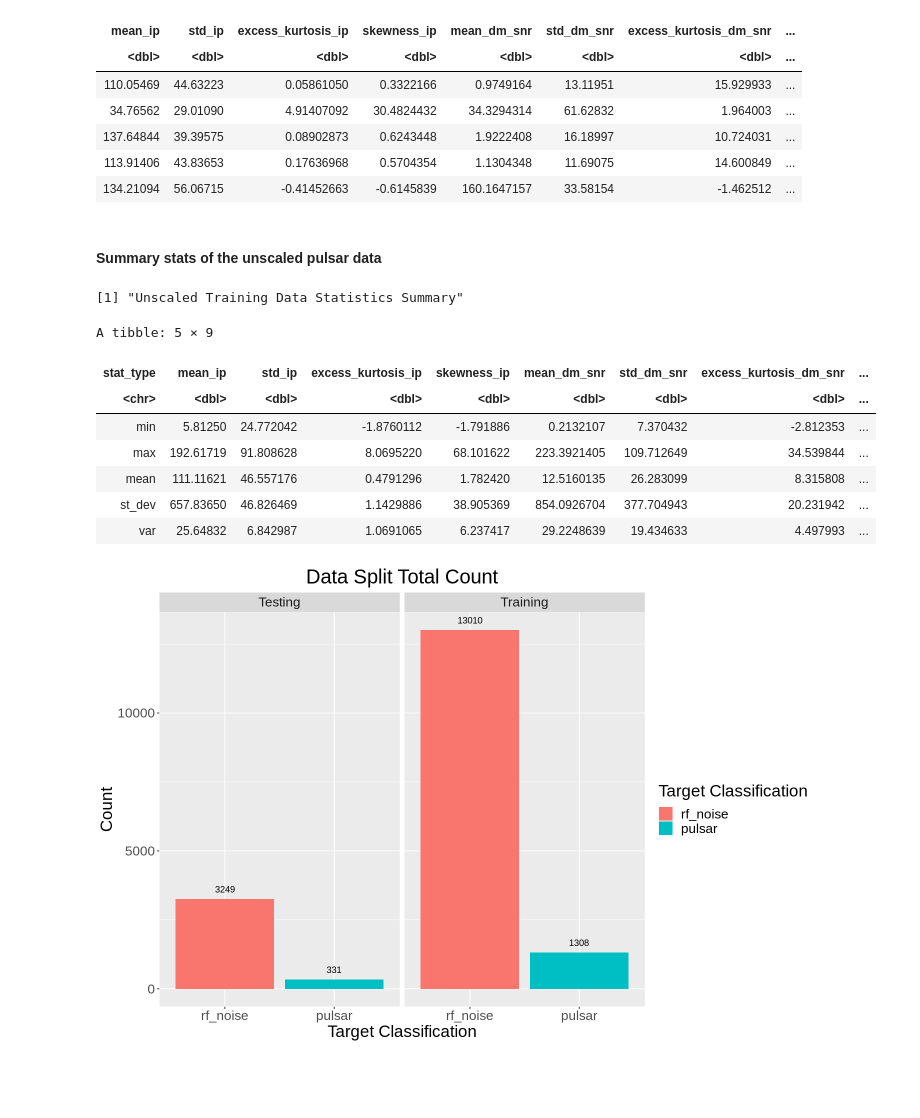
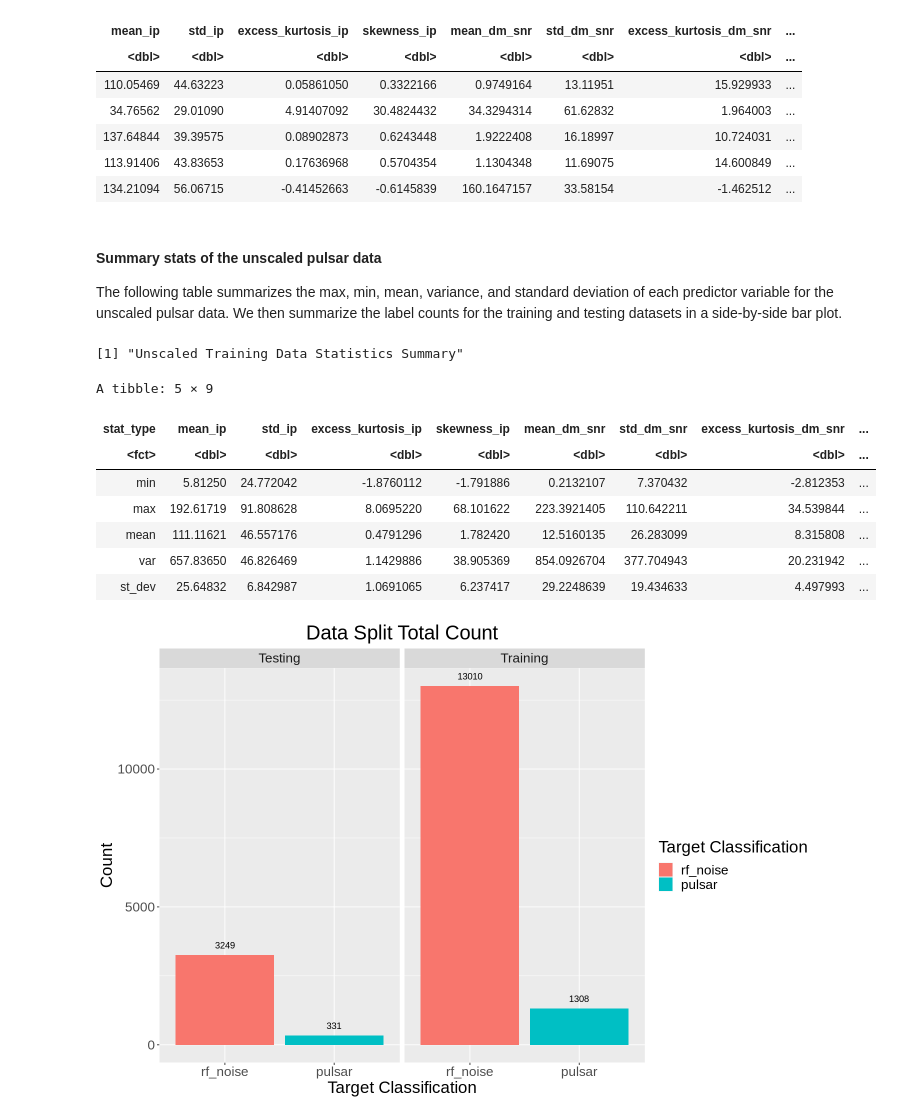
Before and after one commit to tccw/dsci100-group-project, a Jupyter notebook: group_proposal_pulsars.ipynb, the cells around one changed output. Drawn from its saved outputs; the diff is of its cells as text; code cells hidden in the pictures; blank space fills up the shorter version.

```diff
--- a/group_proposal_pulsars.ipynb
+++ b/group_proposal_pulsars.ipynb
@@ -39,7 +40,7 @@ GET(PULSAR_URL, write_disk(tf <- tempfile(fileext = ".zip")))
 
 # Unzip the tempfile and read the csv inside it, renaming the columns as below
 # then mutate the target class to a meaningful value for a human and convert to a factor
-pulsar_data <- read_csv(unz(tf, "HTRU_2.csv"), col_names = c("mean_ip",
+pulsar_data_raw <- read_csv(unz(tf, "HTRU_2.csv"), col_names = c("mean_ip",
                                                              "std_ip",
                                                              "excess_kurtosis_ip",
                                                              "skewness_ip",
@@ -55,6 +56,6 @@ pulsar_data <- read_csv(unz(tf, "HTRU_2.csv"), col_names = c("mean_ip",
 unlink(tf)
 
 # preview the data
-pulsar_data %>% head(5)
+pulsar_data_raw %>% head(5)
 # %% [output]
 Response [https://archive.ics.uci.edu/ml/machine-learning-databases/00372/HTRU2.zip]
@@ -90,12 +91,12 @@ Next, we split the data into a training (80% of the dataset) and a test (20% of
 #### Split the unscaled data into training (80%) and testing (20%) subsets
 # %%
 set.seed(1) # set the random seed so that sample_frac selects the same rows each run
-pulsar_training <- pulsar_data %>%
+pulsar_training <- pulsar_data_raw %>%
                     sample_frac(0.8) %>%
                     mutate(is_training = TRUE)
 
 # use dplyr's anti_join to maintain data exclusivity between the test and training subsets
-pulsar_testing <- anti_join(pulsar_data, pulsar_training) %>%  # anti-join by all
+pulsar_testing <- anti_join(pulsar_data_raw, pulsar_training) %>%  # anti-join by all
                     mutate(is_training = FALSE)
 
 pulsar_data_split_label <- full_join(pulsar_training, pulsar_testing)
@@ -112,56 +113,56 @@ A tibble: 5 × 10
 | 137.64844 | 39.39575 | 0.08902873 | 0.6243448 | 1.9222408 | 16.18997 | 10.724031 | ... |
 | 113.91406 | 43.83653 | 0.17636968 | 0.5704354 | 1.1304348 | 11.69075 | 14.600849 | ... |
 | 134.21094 | 56.06715 | -0.41452663 | -0.6145839 | 160.1647157 | 33.58154 | -1.462512 | ... |
-# %% [markdown]
-#### Summary stats of the unscaled pulsar data
+# %% [markdown]
+#### Summary stats of the unscaled pulsar data
+The following table summarizes the max, min, mean, variance, and standard deviation of each predictor variable for the unscaled pulsar data. We then summarize the label counts for the training and testing datasets in a side-by-side bar plot.
 # %%
-sample_fraction = 0.8
-
 min_df <- pulsar_data_split_label %>%
             filter(is_training) %>%
             select(-target_class, -is_training) %>%
-            map_df(c(min, max, mean))
+            map_df(min)
 max_df <- pulsar_data_split_label %>%
             filter(is_training) %>%
-            sample_frac(sample_fraction) %>%
             select(-target_class, -is_training) %>%
             map_df(max)
 mean_df <- pulsar_data_split_label %>%
             filter(is_training) %>%
             select(-target_class, -is_training) %>%
             map_df(mean)
 sd_df <- pulsar_data_split_label %>%
             filter(is_training) %>%
             select(-target_class, -is_training) %>%
             map_df(sd)
 var_df <- pulsar_data_split_label %>%
             filter(is_training) %>%
             select(-target_class, -is_training) %>%
             map_df(var)
 
 # get a vector of all the columns to join by
 join_cols = colnames(pulsar_data_split_label %>% select(-target_class, -is_training))
 
 # join the stats tables together
 stats_table <- full_join(min_df, max_df, by=join_cols) %>%
                 full_join(., mean_df, by=join_cols) %>%
                     full_join(., var_df, by=join_cols) %>%
                         full_join(., sd_df, by=join_cols) %>%
-                mutate(stat_type = c("min", "max", "mean", "st_dev", "var")) %>%
+                mutate(stat_type = c("min", "max", "mean", "var", "st_dev")) %>%
+                mutate(stat_type = as_factor(stat_type)) %>%
                 relocate(stat_type)
+
 
 print("Unscaled Training Data Statistics Summary")
 stats_table
 # %% [output]
 [1] "Unscaled Training Data Statistics Summary"
 A tibble: 5 × 9
 | stat_type | mean_ip | std_ip | excess_kurtosis_ip | skewness_ip | mean_dm_snr | std_dm_snr | excess_kurtosis_dm_snr | ... |
-| <chr> | <dbl> | <dbl> | <dbl> | <dbl> | <dbl> | <dbl> | <dbl> | ... |
+| <fct> | <dbl> | <dbl> | <dbl> | <dbl> | <dbl> | <dbl> | <dbl> | ... |
 | min | 5.81250 | 24.772042 | -1.8760112 | -1.791886 | 0.2132107 | 7.370432 | -2.812353 | ... |
-| max | 192.61719 | 91.808628 | 8.0695220 | 68.101622 | 223.3921405 | 109.712649 | 34.539844 | ... |
+| max | 192.61719 | 91.808628 | 8.0695220 | 68.101622 | 223.3921405 | 110.642211 | 34.539844 | ... |
 | mean | 111.11621 | 46.557176 | 0.4791296 | 1.782420 | 12.5160135 | 26.283099 | 8.315808 | ... |
-| st_dev | 657.83650 | 46.826469 | 1.1429886 | 38.905369 | 854.0926704 | 377.704943 | 20.231942 | ... |
-| var | 25.64832 | 6.842987 | 1.0691065 | 6.237417 | 29.2248639 | 19.434633 | 4.497993 | ... |
+| var | 657.83650 | 46.826469 | 1.1429886 | 38.905369 | 854.0926704 | 377.704943 | 20.231942 | ... |
+| st_dev | 25.64832 | 6.842987 | 1.0691065 | 6.237417 | 29.2248639 | 19.434633 | 4.497993 | ... |
 # %%
 options(repr.plot.width = 12, repr.plot.height = 8)
 training_bar_plot <- pulsar_data_split_label %>%
```
Also changed, not shown: parts of 9 cells of this notebook.
